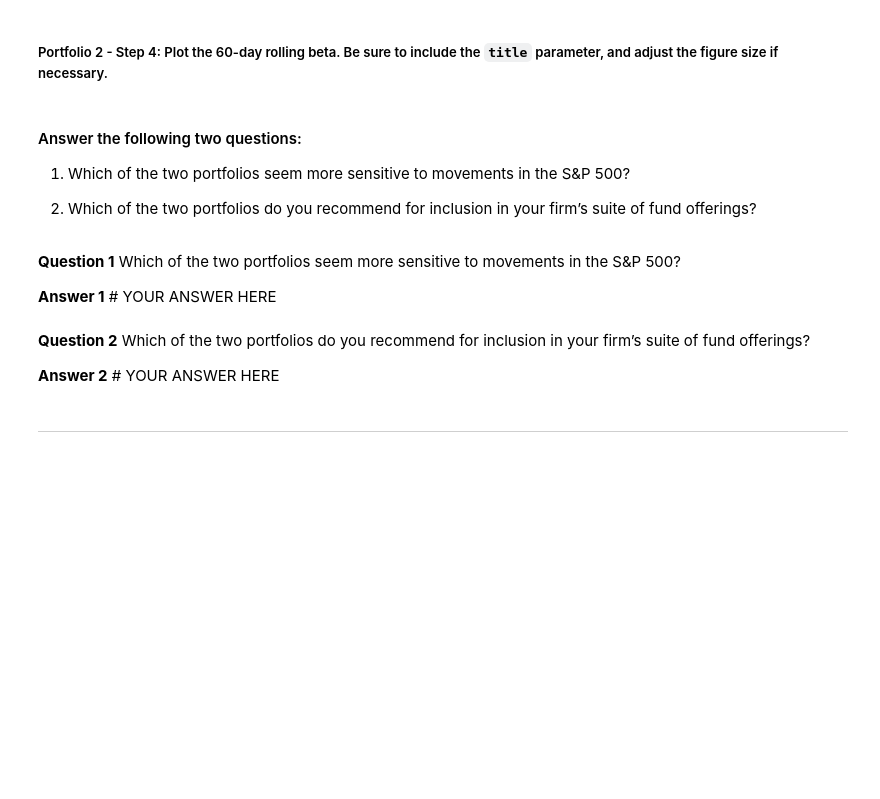
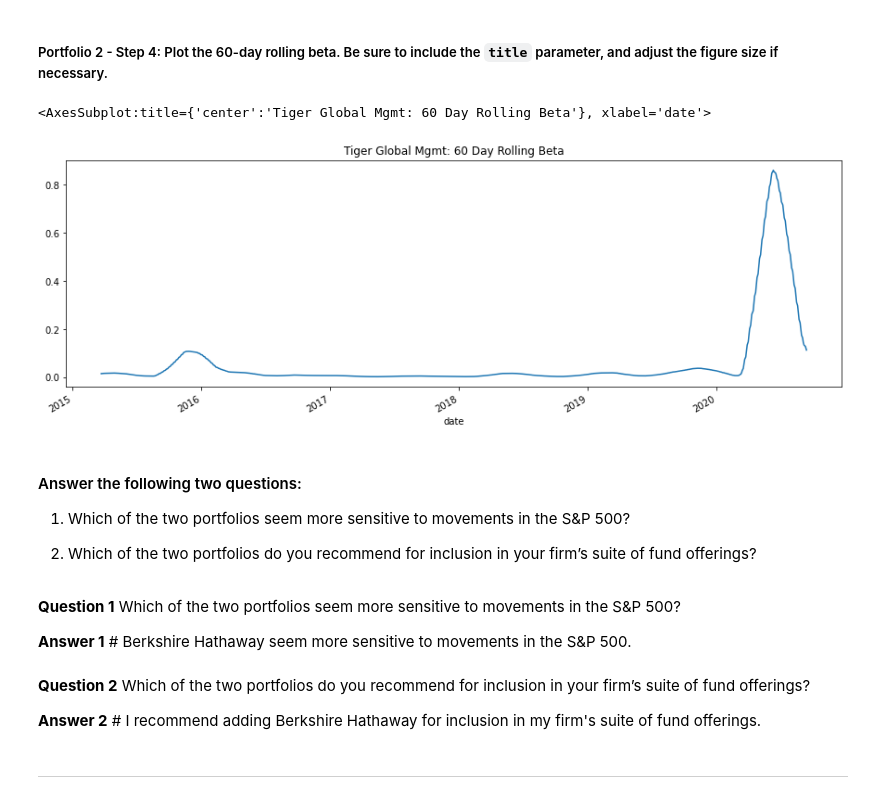
Before and after one commit to msashokkumar/04_risk_return_analysis, a Jupyter notebook: risk_return_analysis.ipynb, the cells around one changed output. Saved outputs shown, nothing was run; the diff lists cells and outputs as text; code cells hidden in the pictures; blank space fills up the shorter version.

```diff
--- a/risk_return_analysis.ipynb
+++ b/risk_return_analysis.ipynb
@@ -376,4 +419,5 @@ Your analysis is nearing completion. Now, you need to evaluate how the portfolio
 # %%
 # Calculate the covariance using a 60-day rolling window
 # Review the last five rows of the covariance data
-# YOUR CODE HERE
+covariance_tiger_sp500_60dayrolling = daily_returns['TIGER GLOBAL MANAGEMENT LLC'].rolling(window=60).cov(daily_returns['S&P 500']).dropna()
+covariance_tiger_sp500_60dayrolling.tail()
@@ -382,4 +434,5 @@ Your analysis is nearing completion. Now, you need to evaluate how the portfolio
 # %%
 # Calculate the beta based on the 60-day rolling covariance compared to the market (S&P 500)
 # Review the last five rows of the beta information
-# YOUR CODE HERE
+beta_tiger = covariance_tiger_sp500_60dayrolling / daily_returns['S&P 500'].var()
+beta_tiger.tail()
@@ -387,13 +448,16 @@ Your analysis is nearing completion. Now, you need to evaluate how the portfolio
 ##### Portfolio 2 - Step 3: Use the Pandas `mean` function to calculate the average value of the 60-day rolling beta of the portfolio.
 # %%
 # Calculate the average of the 60-day rolling beta
-# YOUR CODE HERE
+beta_tiger_avg_60dayrolling = beta_tiger.rolling(window=60).mean()
 # %% [markdown]
 ##### Portfolio 2 - Step 4: Plot the 60-day rolling beta. Be sure to include the `title` parameter, and adjust the figure size if necessary.
 # %%
 # Plot the rolling beta
 # Include a title parameter and adjust the figure size
-# YOUR CODE HERE
+beta_tiger_avg_60dayrolling.plot(title="Tiger Global Mgmt: 60 Day Rolling Beta", figsize=(15,5))
+# %% [output]
+<AxesSubplot:title={'center':'Tiger Global Mgmt: 60 Day Rolling Beta'}, xlabel='date'>
+[figure, added]
 # %% [markdown]
 #### Answer the following two questions:
 
@@ -403,10 +467,10 @@ Your analysis is nearing completion. Now, you need to evaluate how the portfolio
 # %% [markdown]
 **Question 1** Which of the two portfolios seem more sensitive to movements in the S&P 500?
 
-**Answer 1** # YOUR ANSWER HERE
+**Answer 1** # Berkshire Hathaway seem more sensitive to movements in the S&P 500.
 # %% [markdown]
 **Question 2** Which of the two portfolios do you recommend for inclusion in your firm’s suite of fund offerings?
 
-**Answer 2** # YOUR ANSWER HERE
+**Answer 2** # I recommend adding Berkshire Hathaway for inclusion in my firm's suite of fund offerings.
 # %% [markdown]
 ---
```
Also changed, not shown: parts of 13 cells of this notebook.
